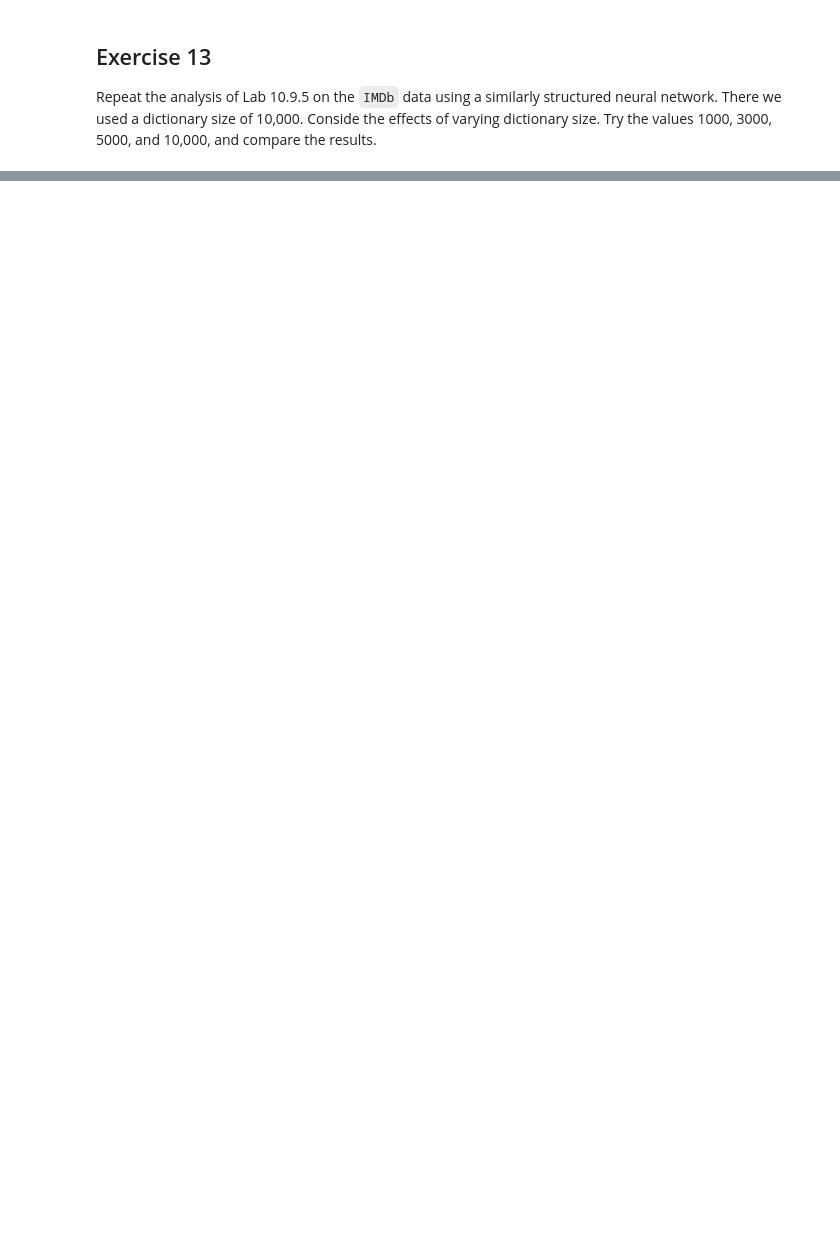
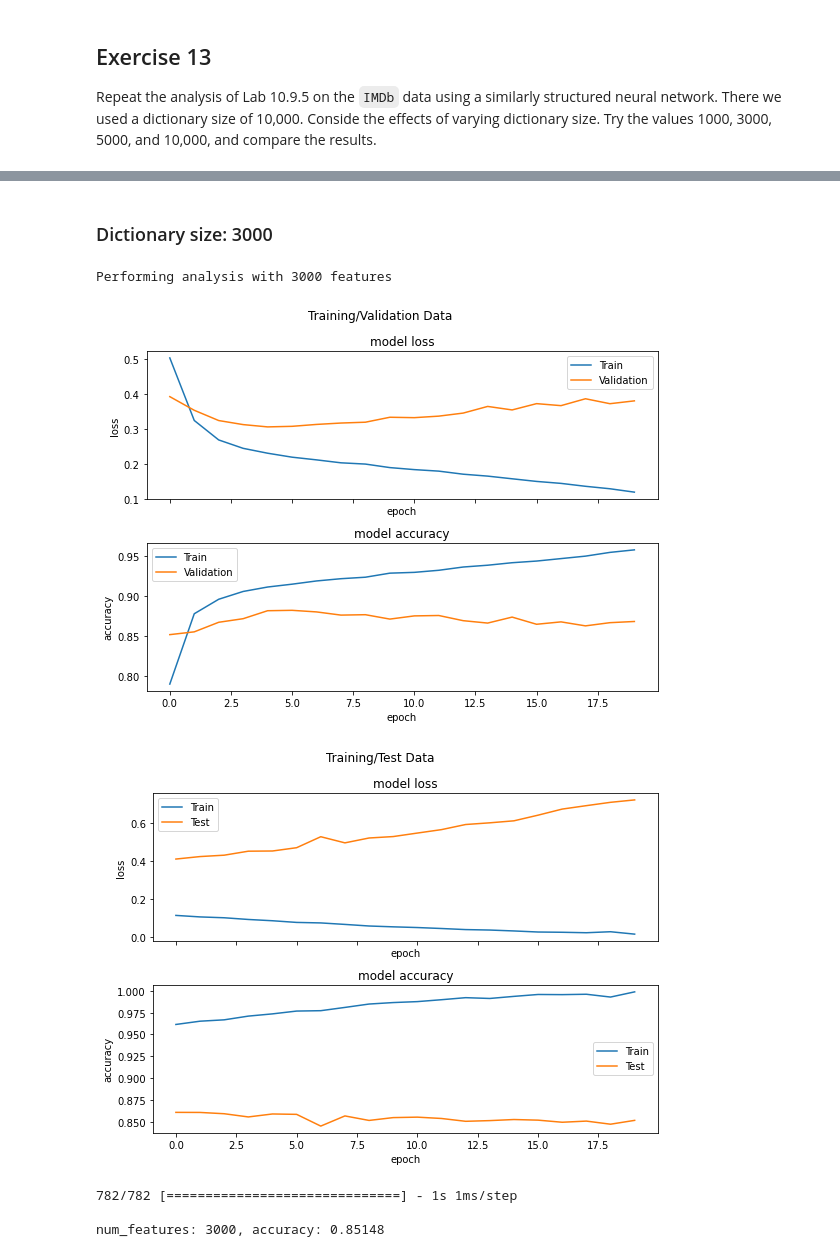
Before and after one commit to papir805/ISLR2, a Jupyter notebook: Python/chp10/exercises/chp_10_exercises_me.ipynb, the cells around one changed output, grey strips where cells are left out. Drawn from its saved outputs; the diff is of its cells as text; code cells hidden in the pictures; blank space fills up the shorter version.

```diff
--- a/Python/chp10/exercises/chp_10_exercises_me.ipynb
+++ b/Python/chp10/exercises/chp_10_exercises_me.ipynb
@@ -911,0 +855,11 @@ Using various different dictionary sizes doesn't seem to change the classificati
+# %% [markdown]
+### Dictionary size: 3000
+# %%
+acc_3000 = run_sentiment_analysis(3000)
+# %% [output]
+Performing analysis with 3000 features
+[figure, added]
+[figure, added]
+782/782 [==============================] - 1s 1ms/step
+
+num_features: 3000, accuracy: 0.85148
```
Also changed, not shown: parts of 78 cells of this notebook, 3 other files.
